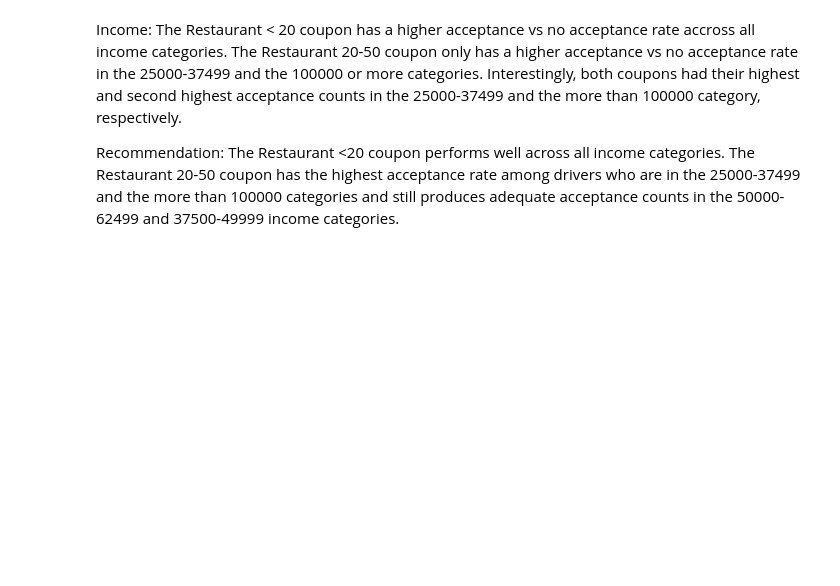
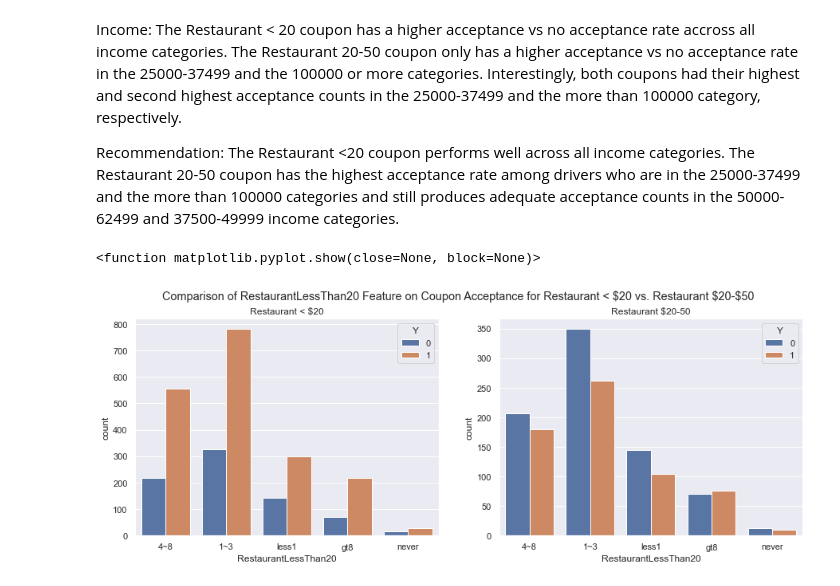
Before and after one commit to philipMLdatascientist/Amazon-Driving-Customer-Coupon-Analysis, a Jupyter notebook: Customer Coupon Analysis.ipynb, the cells around one changed output. Drawn from its saved outputs; the diff is of its cells as text; code cells hidden in the pictures; blank space fills up the shorter version.

Commit message:
This is the Final Exploratory Data Analysis

```diff
--- a/Customer Coupon Analysis.ipynb
+++ b/Customer Coupon Analysis.ipynb
@@ -899,3 +899,14 @@ plt.show
 Income: The Restaurant < 20 coupon has a higher acceptance vs no acceptance rate accross all income categories. The Restaurant 20-50 coupon only has a higher acceptance vs no acceptance rate in the 25000-37499 and the 100000 or more categories. Interestingly, both coupons had their highest and second highest acceptance counts in the 25000-37499 and the more than 100000 category, respectively.
 
 Recommendation: The Restaurant <20 coupon performs well across all income categories. The Restaurant 20-50 coupon has the highest acceptance rate among drivers who are in the 25000-37499 and the more than 100000 categories and still produces adequate acceptance counts in the 50000-62499 and 37500-49999 income categories.
+# %%
+fig, ax =plt.subplots(1,2,sharex=False, figsize=(15,5))
+chart1 = sns.countplot(data = df, x='RestaurantLessThan20', ax=ax[0], hue = 'Y')
+chart2 = sns.countplot(data = df2, x ='RestaurantLessThan20', ax=ax[1], hue = 'Y')
+fig.suptitle('Comparison of RestaurantLessThan20 Feature on Coupon Acceptance for Restaurant < $20 vs. Restaurant $20-$50')
+fig.axes[0].set_title('Restaurant < $20')
+fig.axes[1].set_title('Restaurant $20-50')
+plt.show
+# %% [output]
+<function matplotlib.pyplot.show(close=None, block=None)>
+[figure, added]
```
Also changed, not shown: parts of 3 cells of this notebook, 1 other file.
